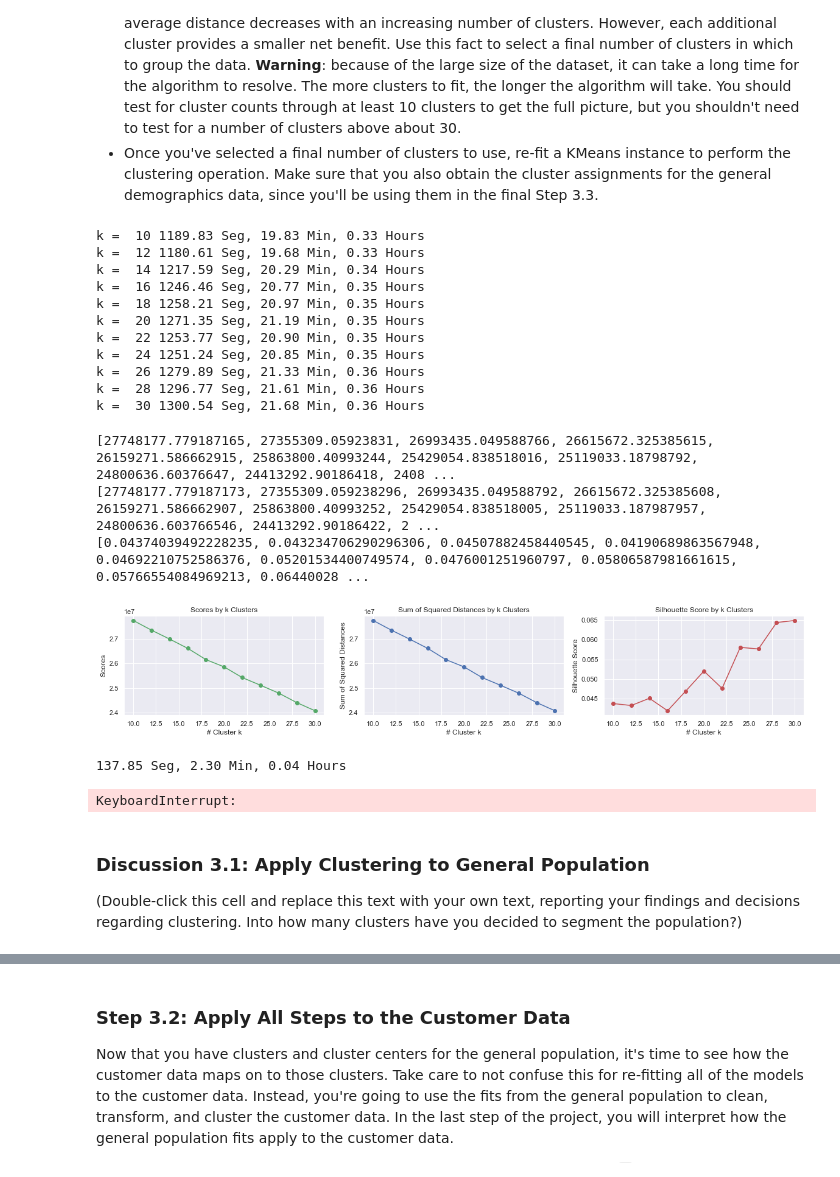
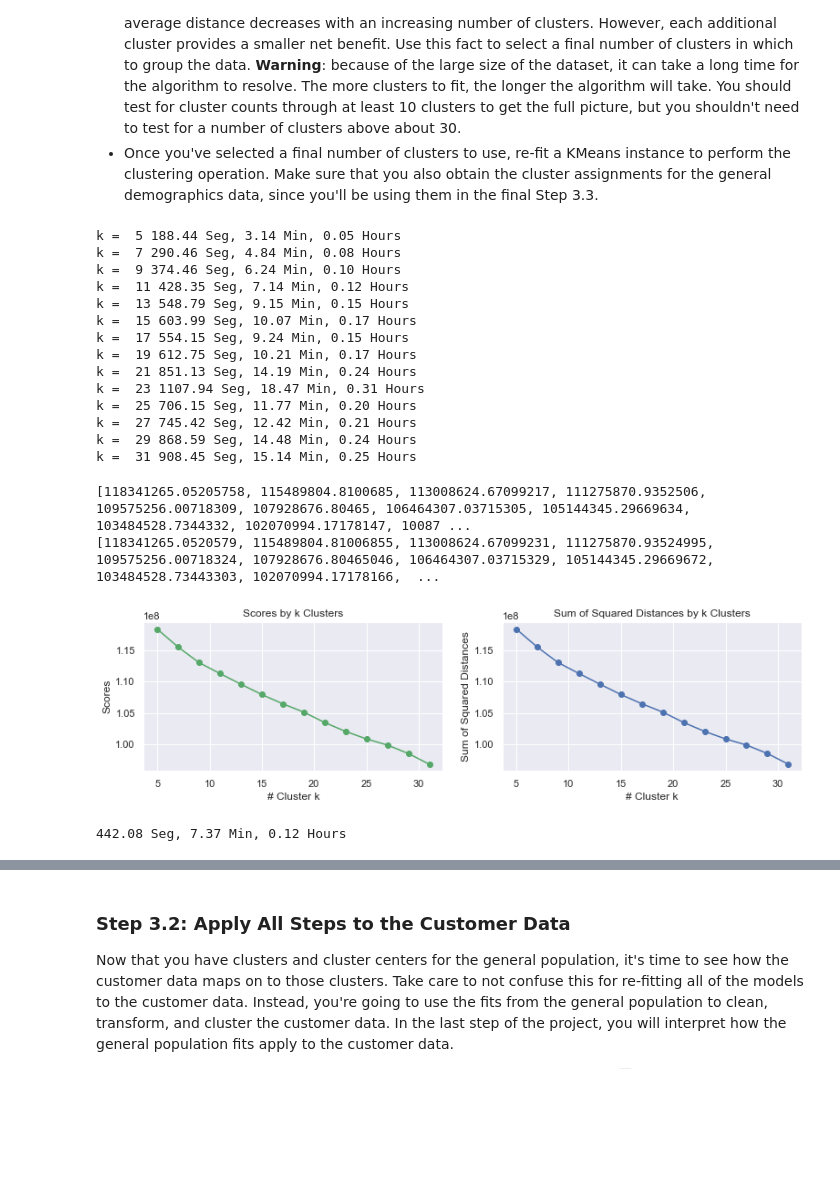
Before and after one commit to brosales8/customer_segmentation, a Jupyter notebook: Identify_Customer_Segments.ipynb, the cells around one changed output, grey strips where cells are left out. Cells and saved outputs as stored; diff of their text form; code cells hidden in the pictures; blank space fills up the shorter version.

Commit message:
Identified targets clusters to analyse in demographics dataset.

```diff
--- a/Identify_Customer_Segments.ipynb
+++ b/Identify_Customer_Segments.ipynb
@@ -955,14 +955,9 @@ def impute_missing(df_dataset, df_feature_summary, feature):
                 print('{:25}\t{:10}'.format(c, r ))
 
             elif r == 'ordinal':
-
-#                 ******************************************************************
-                #               Check mode operation since it is not working well
-                df_dataset[c].fillna(df_dataset[c].mode(), inplace = True)
+                df_dataset[c].fillna(df_dataset[c].mode()[0], inplace = True)
                 j += 1
                 print('{:25}\t{:10}'.format(c, r))
-
-
 
     print('\n\nSubtotal Columns: Numeric = ', i, ', Ordinal = ', j)
 
@@ -999,10 +989,8 @@ sum(df[c].isna())
-# %%
-df[c].fillna(df[c].median(), inplace = True)
 # %%
 # Apply feature scaling to the general population demographics data.
 from sklearn.preprocessing import StandardScaler
 
 scaler = StandardScaler()
-X = scaler.fit_transform(df1)
+X = scaler.fit_transform(df)
 X.shape
 # %% [output]
@@ -1249,95 +1237,75 @@ import time
 
 
 # run k-means clustering on the data and...
-silhouette = []
 scores = []
 ssd = []
-start = 10
+start = 5
 end = 32
 
-# Try a range of k cluster and calculates 3 metrics (score, sum square distance and silhouette score)
+# Try a range of k cluster and calculates 2 metrics (score, sum square distance)
 for k in range(start,end,2):
     s_time = time.time()
     print('k = ', k, end=' ')
     km = KMeans(k, random_state=42).fit(X_pca)
     scores.append(abs(km.score(X_pca)))
     ssd.append(km.inertia_)
-    silhouette.append(silhouette_score(X_pca, km.labels_))
     e_time = time.time()
     time_conversion(s_time, e_time)
 # %% [output]
-k =  10 1189.83 Seg, 19.83 Min, 0.33 Hours
-k =  12 1180.61 Seg, 19.68 Min, 0.33 Hours
-k =  14 1217.59 Seg, 20.29 Min, 0.34 Hours
-k =  16 1246.46 Seg, 20.77 Min, 0.35 Hours
-k =  18 1258.21 Seg, 20.97 Min, 0.35 Hours
-k =  20 1271.35 Seg, 21.19 Min, 0.35 Hours
-k =  22 1253.77 Seg, 20.90 Min, 0.35 Hours
-k =  24 1251.24 Seg, 20.85 Min, 0.35 Hours
-k =  26 1279.89 Seg, 21.33 Min, 0.36 Hours
-k =  28 1296.77 Seg, 21.61 Min, 0.36 Hours
-k =  30 1300.54 Seg, 21.68 Min, 0.36 Hours
+k =  5 188.44 Seg, 3.14 Min, 0.05 Hours
+k =  7 290.46 Seg, 4.84 Min, 0.08 Hours
+k =  9 374.46 Seg, 6.24 Min, 0.10 Hours
+k =  11 428.35 Seg, 7.14 Min, 0.12 Hours
+k =  13 548.79 Seg, 9.15 Min, 0.15 Hours
+k =  15 603.99 Seg, 10.07 Min, 0.17 Hours
+k =  17 554.15 Seg, 9.24 Min, 0.15 Hours
+k =  19 612.75 Seg, 10.21 Min, 0.17 Hours
+k =  21 851.13 Seg, 14.19 Min, 0.24 Hours
+k =  23 1107.94 Seg, 18.47 Min, 0.31 Hours
+k =  25 706.15 Seg, 11.77 Min, 0.20 Hours
+k =  27 745.42 Seg, 12.42 Min, 0.21 Hours
+k =  29 868.59 Seg, 14.48 Min, 0.24 Hours
+k =  31 908.45 Seg, 15.14 Min, 0.25 Hours
 # %%
 print(scores)
 print(ssd)
-print(silhouette)
 # %% [output]
-[27748177.779187165, 27355309.05923831, 26993435.049588766, 26615672.325385615, 26159271.586662915, 25863800.40993244, 25429054.838518016, 25119033.18798792, 24800636.60376647, 24413292.90186418, 2408 ...
-[27748177.779187173, 27355309.059238296, 26993435.049588792, 26615672.325385608, 26159271.586662907, 25863800.40993252, 25429054.838518005, 25119033.187987957, 24800636.603766546, 24413292.90186422, 2 ...
-[0.04374039492228235, 0.043234706290296306, 0.04507882458440545, 0.04190689863567948, 0.04692210752586376, 0.05201534400749574, 0.0476001251960797, 0.05806587981661615, 0.05766554084969213, 0.06440028 ...
+[118341265.05205758, 115489804.8100685, 113008624.67099217, 111275870.9352506, 109575256.00718309, 107928676.80465, 106464307.03715305, 105144345.29669634, 103484528.7344332, 102070994.17178147, 10087 ...
+[118341265.0520579, 115489804.81006855, 113008624.67099231, 111275870.93524995, 109575256.00718324, 107928676.80465046, 106464307.03715329, 105144345.29669672, 103484528.73443303, 102070994.17178166,  ...
 # %%
 # Investigate the change in within-cluster distance across number of clusters.
 # HINT: Use matplotlib's plot function to visualize this relationship.
 
-def plot_scores(k, s_scores, s_ssd, s_silhouette ):
+def plot_scores(k, s_scores, s_ssd ):
 
     # Plot Score metric
     plt.figure(figsize=(20, 3))
     plt.subplot(1,3,1)
     plt.plot(k, s_scores,'o-', color='g')
     plt.ylabel("Scores")
     plt.xlabel("# Cluster k")
     plt.title('Scores by k Clusters')
 
     # Plot SSD metric
     plt.subplot(1,3,2)
     plt.plot(k, s_ssd, 'o-', color='b')
     plt.ylabel("Sum of Squared Distances")
     plt.xlabel("# Cluster k")
     plt.title('Sum of Squared Distances by k Clusters')
 
-    # Plot Silhouette Score metric
-    plt.subplot(1,3,3)
-    plt.plot(k, s_silhouette,'o-', color='r')
-    plt.ylabel("Silhouette Score")
-    plt.xlabel("# Cluster k")
-    plt.title('Silhouette Score by k Clusters')
 
 k = range(start,end,2)
-plot_scores(k, scores, ssd, silhouette)
+plot_scores(k, scores, ssd)
 # %% [output]
-[figure, old version]
+[figure, new version]
 # %%
 # Re-fit the k-means model with the selected number of clusters and obtain
 # cluster predictions for the general population demographics data.
 s_time = time.time()
-k = 16
+k = 12
 km_dem = KMeans(k, random_state=42).fit(X_pca)
 e_time = time.time()
 time_conversion(s_time, e_time)
 # silhouette_dem = (silhouette_score(X_pca, km_dem.labels_))
 # %% [output]
-137.85 Seg, 2.30 Min, 0.04 Hours
+442.08 Seg, 7.37 Min, 0.12 Hours
-# %%
-s_time = time.time()
-scores_dem = (abs(km_dem.score(X_pca)))
-ssd_dem = (km_dem.inertia_)
-silouhuette_dem = silhouette_score(X_pca, km.labels_)
-e_time = time.time()
-time_conversion(s_time, e_time)
-# %% [output]
-KeyboardInterrupt:
-# %% [markdown]
-### Discussion 3.1: Apply Clustering to General Population
-
-(Double-click this cell and replace this text with your own text, reporting your findings and decisions regarding clustering. Into how many clusters have you decided to segment the population?)
```
Also changed, not shown: parts of 36 cells of this notebook.
